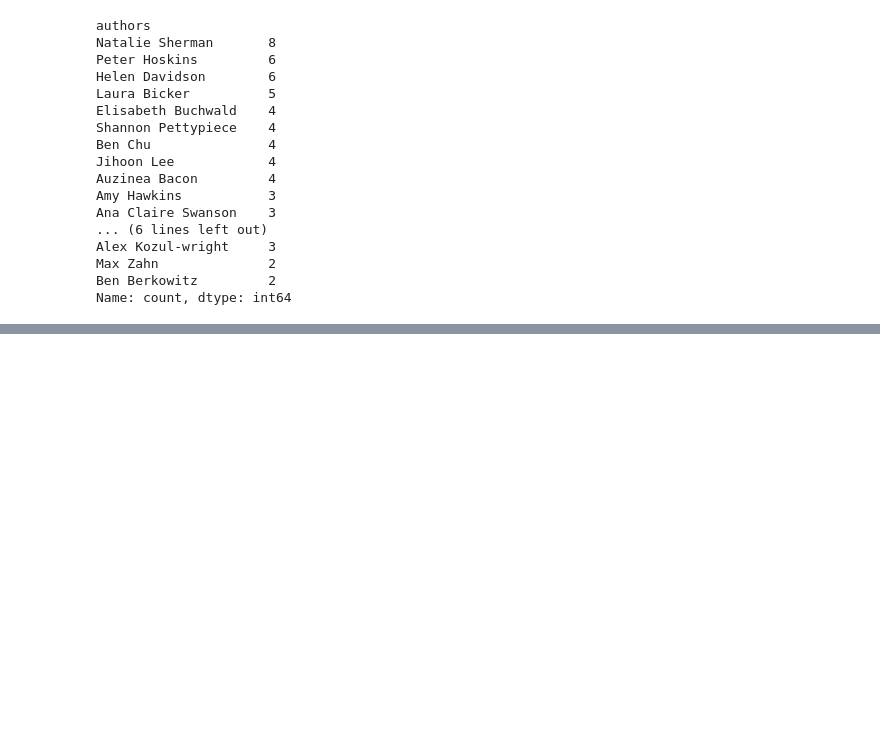
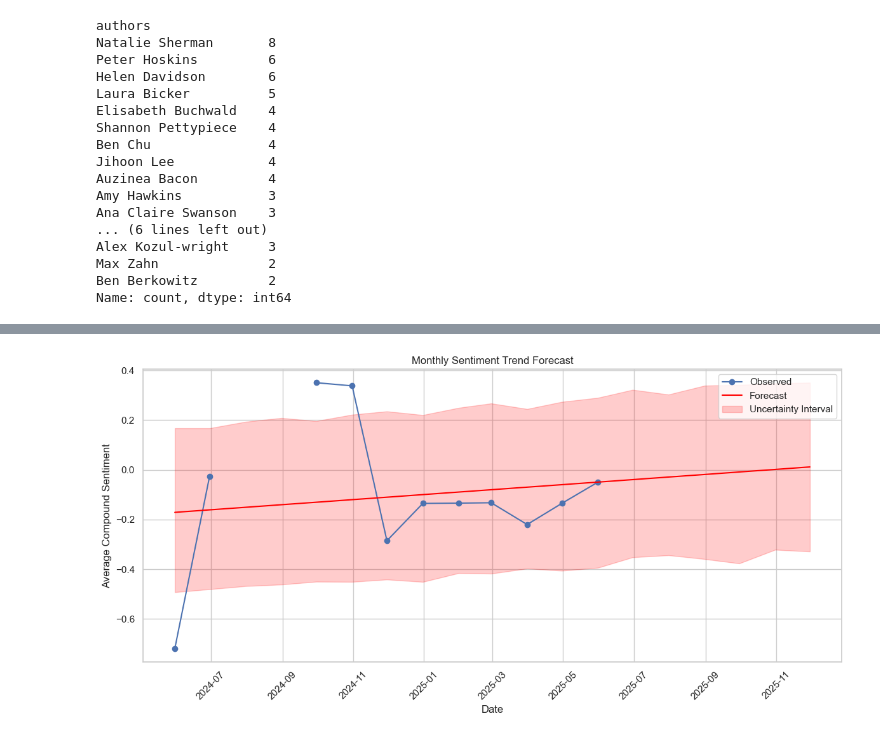
Before and after one commit to yuurisha/TradeWars, a Jupyter notebook: Yourisha_SentimentAnalysis.ipynb, the cells around one changed output, grey strips where cells are left out. Cells and saved outputs as stored; diff of their text form; code cells hidden in the pictures; blank space fills up the shorter version.

```diff
--- a/Yourisha_SentimentAnalysis.ipynb
+++ b/Yourisha_SentimentAnalysis.ipynb
@@ -727,0 +755,18 @@ df
+# %%
+import matplotlib.pyplot as plt
+
+# Plot the forecast with readable axes
+fig, ax = plt.subplots(figsize=(12, 6))
+ax.plot(ts_df['ds'], ts_df['y'], label='Observed', marker='o')
+ax.plot(forecast['ds'], forecast['yhat'], label='Forecast', color='red')
+ax.fill_between(forecast['ds'], forecast['yhat_lower'], forecast['yhat_upper'], color='red', alpha=0.2, label='Uncertainty Interval')
+
+ax.set_title('Monthly Sentiment Trend Forecast')
+ax.set_xlabel('Date')
+ax.set_ylabel('Average Compound Sentiment')
+ax.legend()
+plt.xticks(rotation=45)
+plt.tight_layout()
+plt.show()
+# %% [output]
+[figure, added]
```
Also changed, not shown: parts of 23 cells of this notebook.
